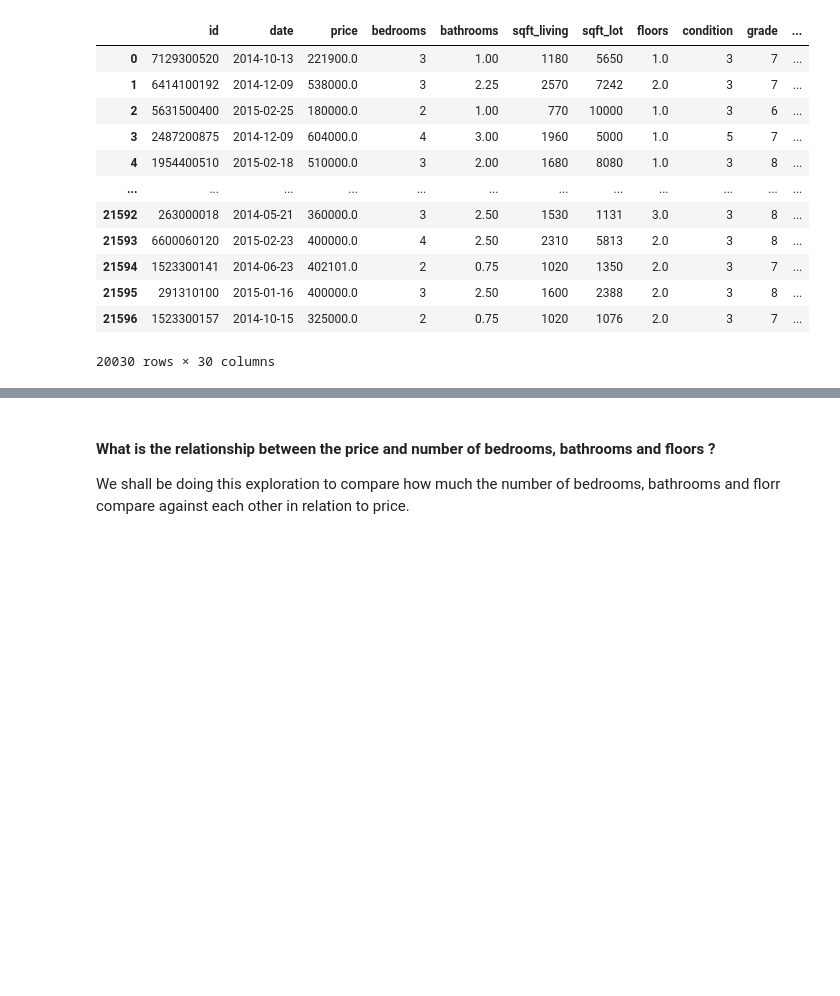
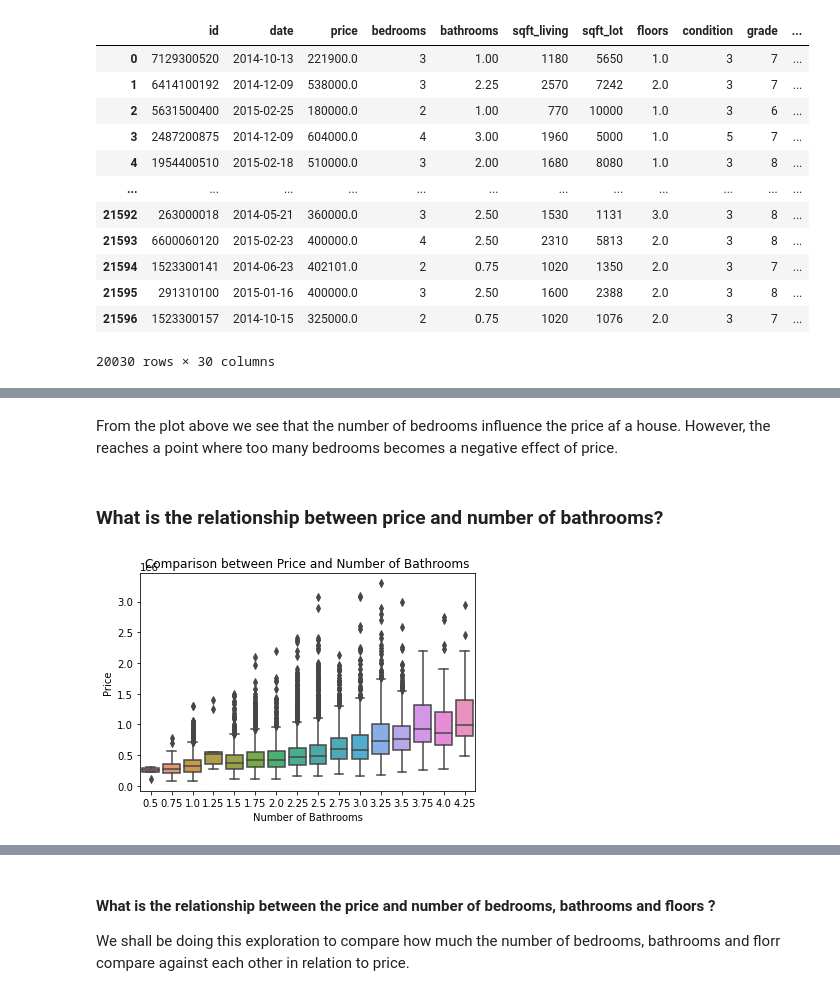
Before and after one commit to Isaac-Ndirangu-Muturi-749/Housing-Affordability-Analysis-in-King-County-Seattle, a Jupyter notebook: student.ipynb, the cells around one changed output, grey strips where cells are left out. Saved outputs shown, nothing was run; the diff lists cells and outputs as text; code cells hidden in the pictures; blank space fills up the shorter version.

```diff
--- a/student.ipynb
+++ b/student.ipynb
@@ -997,0 +937,17 @@ we dont notice any problems with multicollinearity
+# %% [markdown]
+From the plot above we see that the number of bedrooms influence the price af a house. However, the reaches a point where too many bedrooms becomes a negative effect of price.
+# %% [markdown]
+### What is the relationship between price and number of bathrooms?
+# %%
+# create a box plot
+sns.boxplot(x="bathrooms", y="price", data=house_df)
+
+# set the plot title and labels for x and y axes
+plt.title("Comparison between Price and Number of Bathrooms")
+plt.xlabel("Number of Bathrooms")
+plt.ylabel("Price")
+
+# show the plot
+plt.show()
+# %% [output]
+[figure, added]
```
Also changed, not shown: parts of 62 cells of this notebook.
